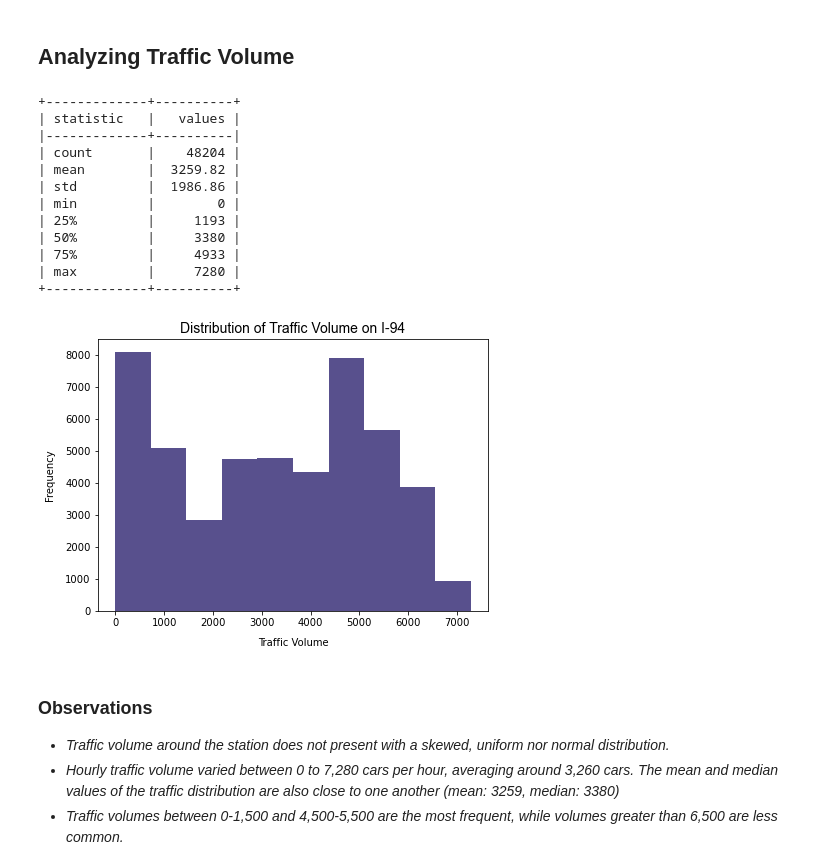
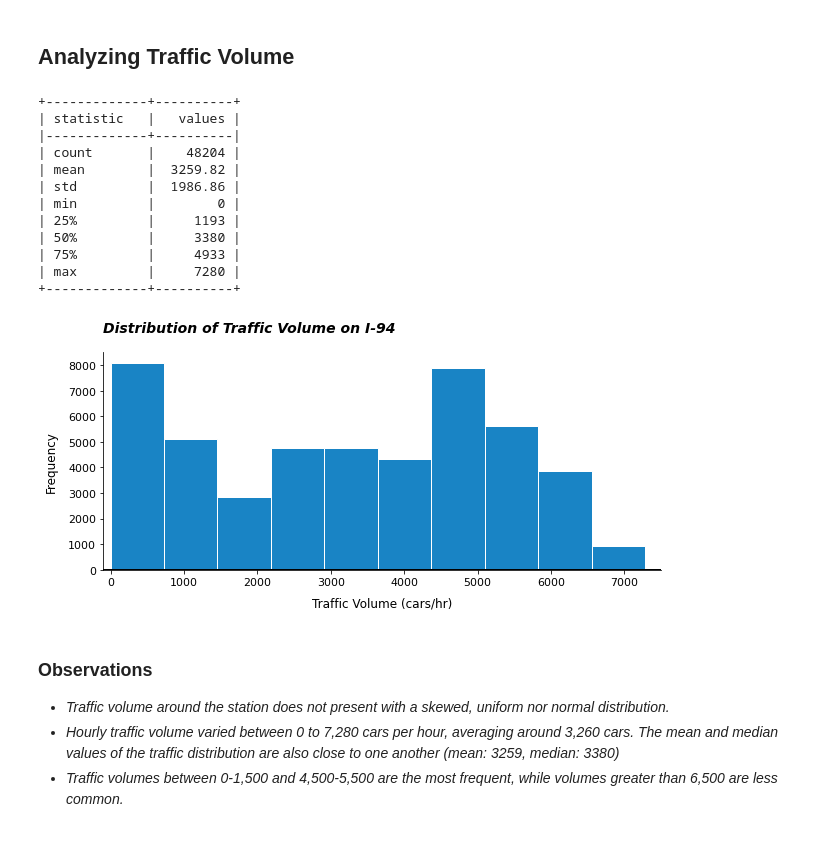
Before and after one commit to Lippins/Heavy_Traffic_Indicators, a Jupyter notebook: notebook.ipynb, the cells around one changed output. Cells and saved outputs as stored; diff of their text form; code cells hidden in the pictures; blank space fills up the shorter version.

```diff
--- a/notebook.ipynb
+++ b/notebook.ipynb
@@ -99,30 +99,46 @@ dtype: object
 # %% [markdown]
 ## Analyzing Traffic Volume
 # %%
-#plt.rcParams['figure.dpi'] = 100
+def pretty_print(df, header):
+    print(tabulate(df, headers= header, tablefmt='psql', numalign="right"))
+
+def create_histogram(df, column, main_title, hist_color):
+    with sns.axes_style("darkgrid"):
+        df[column].plot.hist(color = hist_color)
+        plt.title(main_title, loc='left', fontstyle='italic', pad=20, fontsize=14, fontweight='bold')
+        plt.xlabel('Traffic Volume (cars/hr)', labelpad=10, fontsize='12')
+        plt.ylabel('Frequency', labelpad=10, fontsize='12')
+        plt.grid(False)
+        plt.xlim(-100,7500)
+        plt.ylim(0,8500)
+        plt.xticks(fontsize=11)
+        plt.yticks(fontsize=11)
+        plt.tick_params(direction='out')
+        sns.despine()
+        plt.axhline(y = 0, color = 'black', linestyle = '-', linewidth=2)
+
+
 table = (metro['traffic_volume'].describe()).to_frame()
-print(tabulate(table, headers=['statistic', 'values'], tablefmt='psql', numalign="right"))
+pretty_print(table, ['statistic', 'values'])
 
-metro['traffic_volume'].plot.hist(color='#58508d', figsize=(7,5))
-plt.title('Distribution of Traffic Volume on I-94', fontsize=14, fontname='Arial')
-plt.xlabel('Traffic Volume', labelpad=10)
-plt.ylabel('Frequency', labelpad=10)
-
+plt.figure(figsize=(10,4))
+plt.subplot(1,1,1)
+create_histogram(metro, 'traffic_volume', 'Distribution of Traffic Volume on I-94', hist_color="#1984c5")
 plt.show()
 # %% [output]
 +-------------+----------+
 | statistic   |   values |
 |-------------+----------|
 | count       |    48204 |
 | mean        |  3259.82 |
 | std         |  1986.86 |
 | min         |        0 |
 | 25%         |     1193 |
 | 50%         |     3380 |
 | 75%         |     4933 |
 | max         |     7280 |
 +-------------+----------+
-[figure, old version]
+[figure, new version]
 # %% [markdown]
 ### Observations
 - *Traffic volume around the station does not present with a skewed, uniform nor normal distribution.*
```
Also changed, not shown: parts of 34 cells of this notebook.
